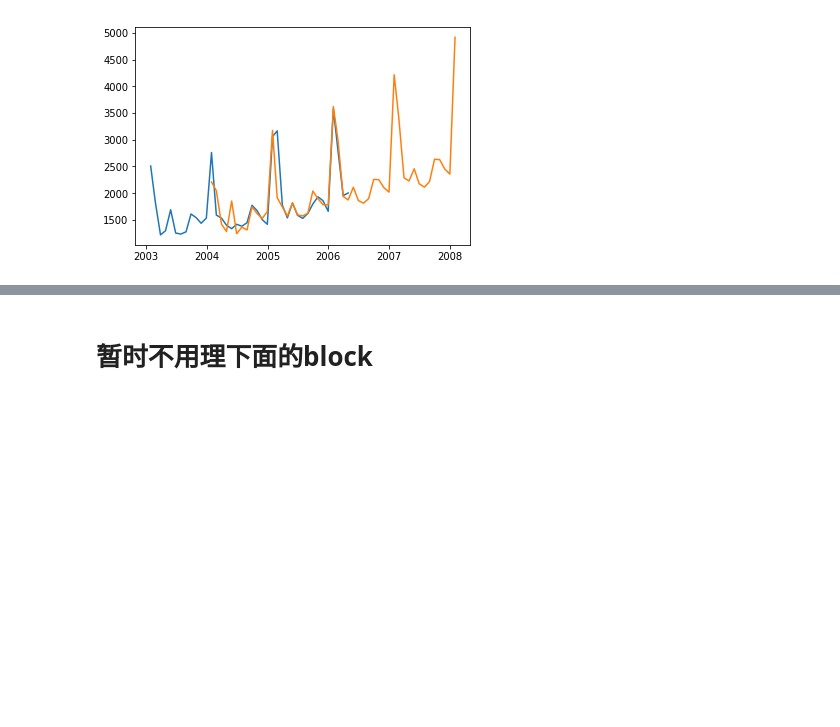
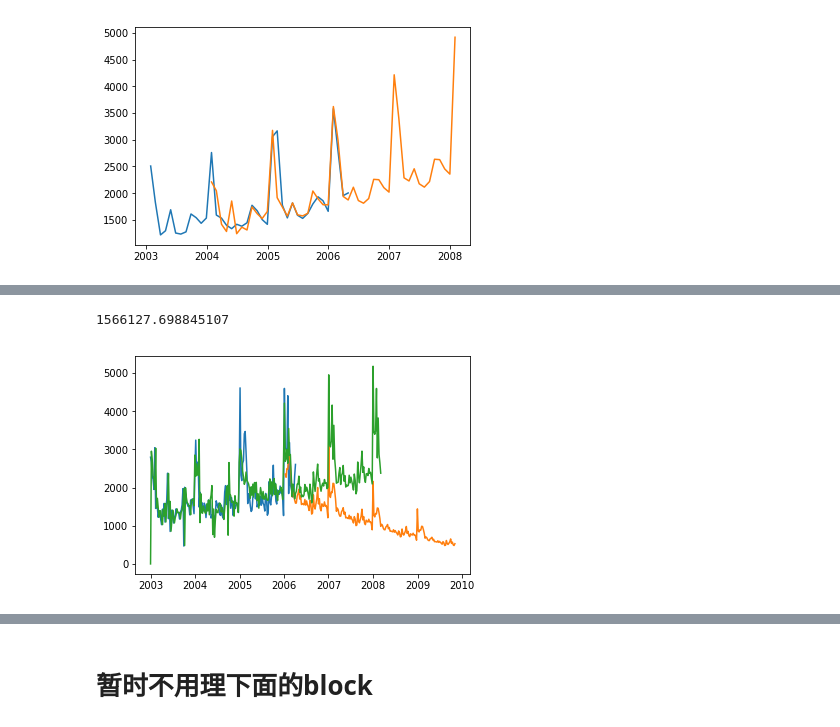
Before and after one commit to EchanHe/yancheng, a Jupyter notebook: data_manipulation.ipynb, the cells around one changed output, grey strips where cells are left out. Cells and saved outputs as stored; diff of their text form; code cells hidden in the pictures; blank space fills up the shorter version.

```diff
--- a/data_manipulation.ipynb
+++ b/data_manipulation.ipynb
@@ -428,0 +479,23 @@ plt.plot(pred.predicted_mean)
+# %%
+model_season = SARIMAX(ts_week,
+                       order=(1, 1, 1),
+                       seasonal_order=(1, 1, 0, 52),
+                       enforce_invertibility=False,
+                       enforce_stationarity=False
+                      )
+
+results = model_season.fit()
+
+#也是预测未来的80周
+pred = results.get_prediction(start=0,end=270)
+#pred2 = results.get_forecast(steps=0)
+#pred.predicted_mean
+plt.plot(ts_week)
+
+plt.plot(pred2.predicted_mean)
+plt.plot(pred.predicted_mean)
+mse = mean_squared_error(pred.predicted_mean[-13:], ts_week_out_sample)
+print(mse)
+# %% [output]
+1566127.698845107
+[figure, added]
```
Also changed, not shown: parts of 11 cells of this notebook, 1 other file.
